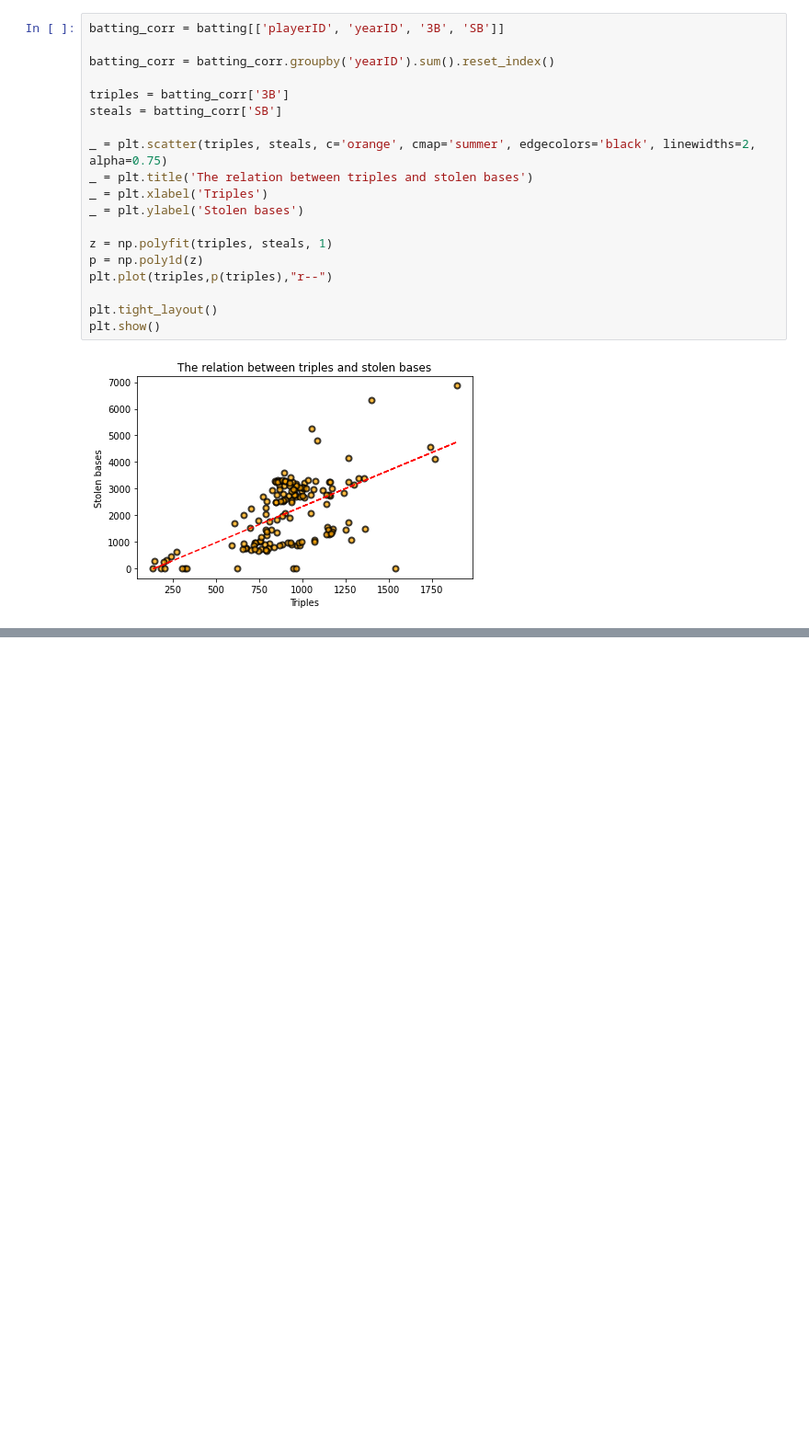
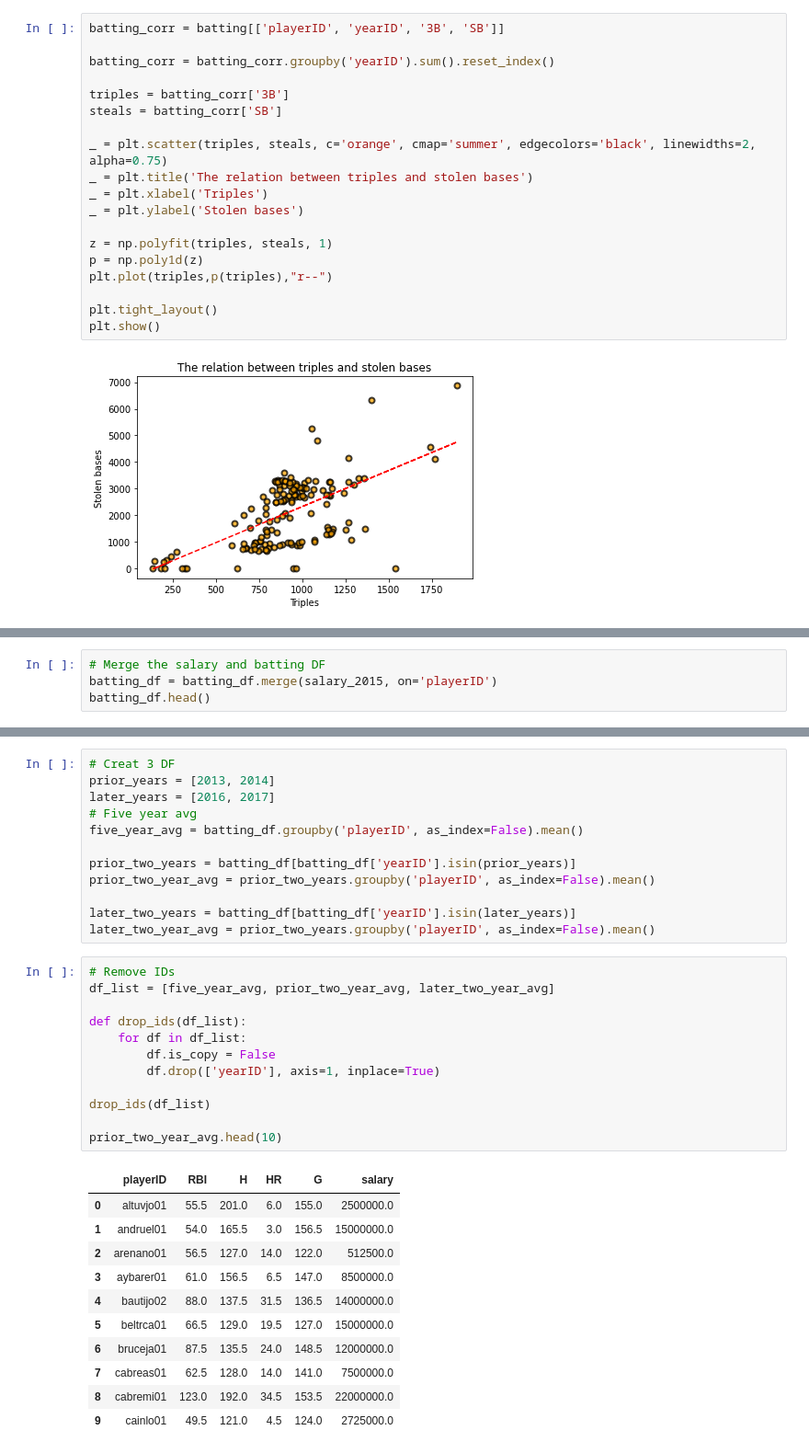
Before and after one commit to rcortezk9/DSProject2, a Jupyter notebook: DSProject2.ipynb, the cells around one changed output, grey strips where cells are left out. Shown: that part at 92% size. Cells and saved outputs as stored; diff of their text form; blank space fills up the shorter version.

```diff
--- a/DSProject2.ipynb
+++ b/DSProject2.ipynb
@@ -163,0 +234,4 @@ plt.show()
+# %%
+# Merge the salary and batting DF
+batting_df = batting_df.merge(salary_2015, on='playerID')
+batting_df.head()
@@ -163,0 +245,36 @@ plt.show()
+# %%
+# Creat 3 DF
+prior_years = [2013, 2014]
+later_years = [2016, 2017]
+# Five year avg
+five_year_avg = batting_df.groupby('playerID', as_index=False).mean()
+
+prior_two_years = batting_df[batting_df['yearID'].isin(prior_years)]
+prior_two_year_avg = prior_two_years.groupby('playerID', as_index=False).mean()
+
+later_two_years = batting_df[batting_df['yearID'].isin(later_years)]
+later_two_year_avg = prior_two_years.groupby('playerID', as_index=False).mean()
+# %%
+# Remove IDs
+df_list = [five_year_avg, prior_two_year_avg, later_two_year_avg]
+
+def drop_ids(df_list):
+    for df in df_list:
+        df.is_copy = False
+        df.drop(['yearID'], axis=1, inplace=True)
+
+drop_ids(df_list)
+
+prior_two_year_avg.head(10)
+# %% [output]
+|  | playerID | RBI | H | HR | G | salary |
+| 0 | altuvjo01 | 55.5 | 201.0 | 6.0 | 155.0 | 2500000.0 |
+| 1 | andruel01 | 54.0 | 165.5 | 3.0 | 156.5 | 15000000.0 |
+| 2 | arenano01 | 56.5 | 127.0 | 14.0 | 122.0 | 512500.0 |
+| 3 | aybarer01 | 61.0 | 156.5 | 6.5 | 147.0 | 8500000.0 |
+| 4 | bautijo02 | 88.0 | 137.5 | 31.5 | 136.5 | 14000000.0 |
+| 5 | beltrca01 | 66.5 | 129.0 | 19.5 | 127.0 | 15000000.0 |
+| 6 | bruceja01 | 87.5 | 135.5 | 24.0 | 148.5 | 12000000.0 |
+| 7 | cabreas01 | 62.5 | 128.0 | 14.0 | 141.0 | 7500000.0 |
+| 8 | cabremi01 | 123.0 | 192.0 | 34.5 | 153.5 | 22000000.0 |
+| 9 | cainlo01 | 49.5 | 121.0 | 4.5 | 124.0 | 2725000.0 |
```
Also changed, not shown: parts of 7 cells of this notebook, 1 other file.
